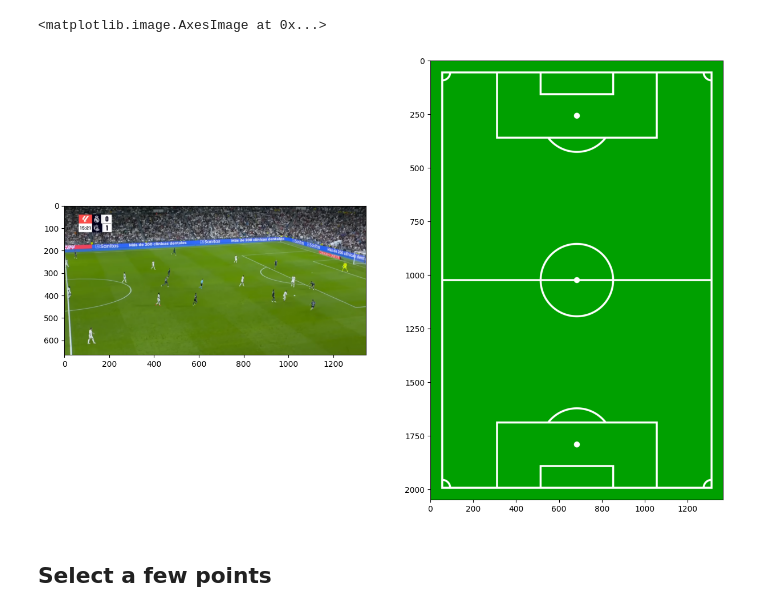
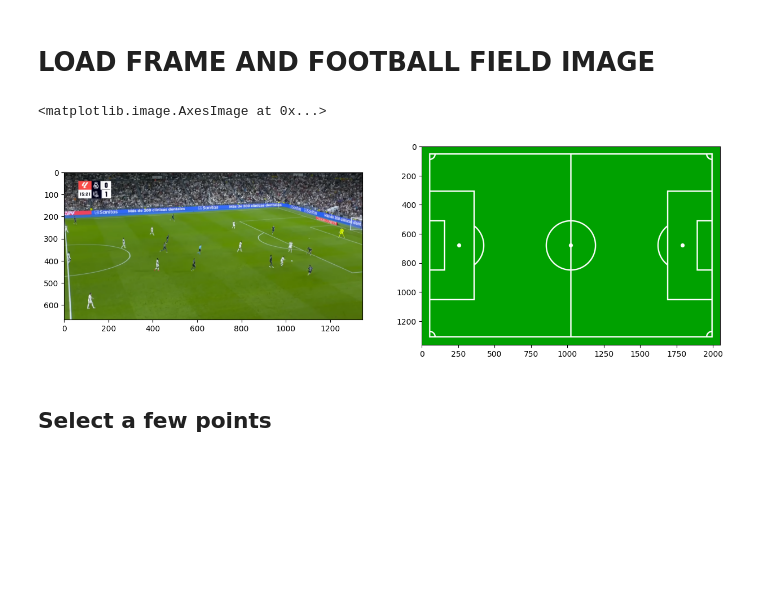
Before and after one commit to Fer14/futstats, a Jupyter notebook: futstats/homography/homography_overview.ipynb, the cells around one changed output. Drawn from its saved outputs; the diff is of its cells as text; code cells hidden in the pictures; blank space fills up the shorter version.

```diff
--- a/futstats/homography/homography.ipynb
+++ b/futstats/homography/homography_overview.ipynb
@@ -2,16 +2,18 @@
 import cv2
 import matplotlib.pyplot as plt
 import numpy as np
+# %% [markdown]
+# LOAD FRAME AND FOOTBALL FIELD IMAGE
 # %%
-img = cv2.cvtColor(cv2.imread('field.png'), cv2.COLOR_BGR2RGB)
-field = cv2.cvtColor(cv2.imread('field_2d.jpg'), cv2.COLOR_BGR2RGB)
+img = cv2.cvtColor(cv2.imread('./images/frame3.png'), cv2.COLOR_BGR2RGB)
+field = cv2.cvtColor(cv2.imread('./images/field_2d.jpg'), cv2.COLOR_BGR2RGB)
 
 fig, ax = plt.subplots(1, 2, figsize=(15, 10))
 ax[0].imshow(img)
 ax[1].imshow(field)
 # %% [output]
 <matplotlib.image.AxesImage at 0x...>
-[figure, old version]
+[figure, new version]
 # %% [markdown]
 ## Select a few points
 # %%
```
Also changed, not shown: parts of 1 cell of this notebook, 12 other files.
